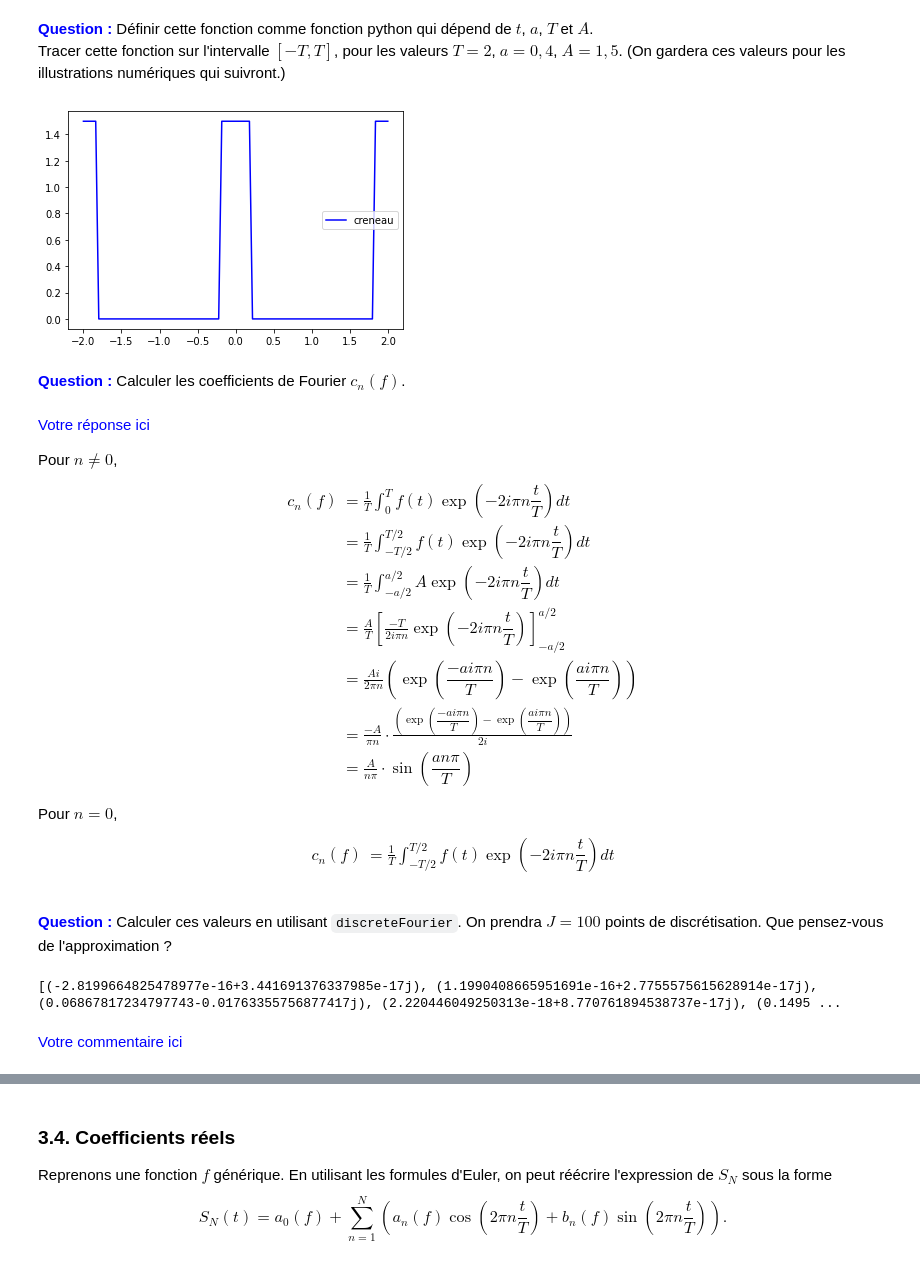
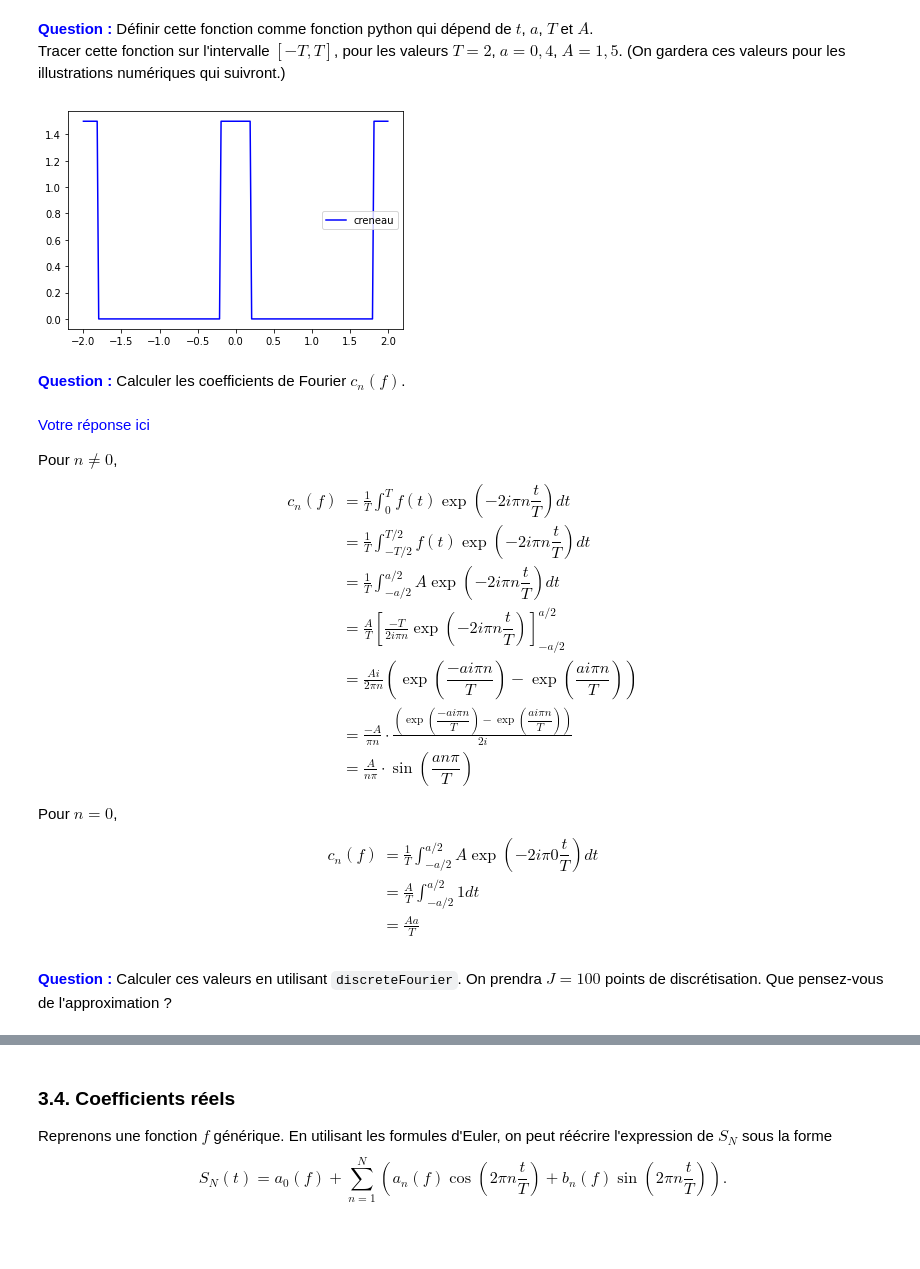
Before and after one commit to Wiziard38/TP-JUPYTER-LATEX, a Jupyter notebook: TPFourier2021.ipynb, the cells around one changed output, grey strips where cells are left out. Cells and saved outputs as stored; diff of their text form; code cells hidden in the pictures; blank space fills up the shorter version.

```diff
--- a/TPFourier2021.ipynb
+++ b/TPFourier2021.ipynb
@@ -428,22 +432,19 @@ Tracer cette fonction sur l'intervalle $[-T,T]$, pour les valeurs $T=2$, $a=0,4$
 # %%
 ## votre code ici
 def creneau(t, a, T, A):
-    if (t+a/2)%T < a:
+    if (t+a/2)%T <= a:
         return A
     return 0
 
-T = 2
-a = 0.4
-A = 1.5
 
-t = np.linspace(-T, T, 100)
+t = np.linspace(-2, 2, 200)
 
-plt.plot(t, [creneau(point, a, T, A) for point in t], 'b', label='creneau')
+plt.plot(t, [creneau(point, 0.4, 2, 1.5) for point in t], 'b', label='creneau')
 plt.legend()
 plt.plot()
 plt.show()
 # %% [output]
-[figure, old version]
+[figure, new version]
 # %% [markdown]
 **<font color = blue>Question :</font>**
 Calculer les coefficients de Fourier $c_n(f)$.
@@ -463,28 +464,12 @@ c_n(f) &= \frac 1T \int_0^T f(t) \exp\left(-2i\pi n\dfrac tT\right) dt \\
 
 Pour $ n= 0 $,
 \begin{align*}
-c_n(f) &= \frac 1T \int_{-T/2}^{T/2} f(t) \exp\left(-2i\pi n\dfrac tT\right) dt \\
+c_n(f) &= \frac 1T \int_{-a/2}^{a/2} A \exp\left(-2i\pi 0\dfrac tT\right) dt \\
+&= \frac AT \int_{-a/2}^{a/2} 1 dt \\
+&= \frac{Aa}{T}
 \end{align*}
 # %% [markdown]
 **<font color = blue>Question :</font>**
 Calculer ces valeurs en utilisant `discreteFourier`.
 On prendra $J=100$ points de discrétisation.
 Que pensez-vous de l'approximation ?
-# %%
-## votre code ici
-
-# Avec les résultat du code prédédent,
-J = 100
-T = 2
-a = 0.4
-A = 1.5
-N = 10 # Choisit arbitrairement
-
-t = np.linspace(-T, T, J)
-y = [creneau(point, a, T, A) for point in t]
-
-print(discreteFourier(T, y, N))
-# %% [output]
-[(-2.8199664825478977e-16+3.441691376337985e-17j), (1.1990408665951691e-16+2.7755575615628914e-17j), (0.06867817234797743-0.01763355756877417j), (2.220446049250313e-18+8.770761894538737e-17j), (0.1495 ...
-# %% [markdown]
-<font color = blue>Votre commentaire ici </font>
```
Also changed, not shown: parts of 6 cells of this notebook.
